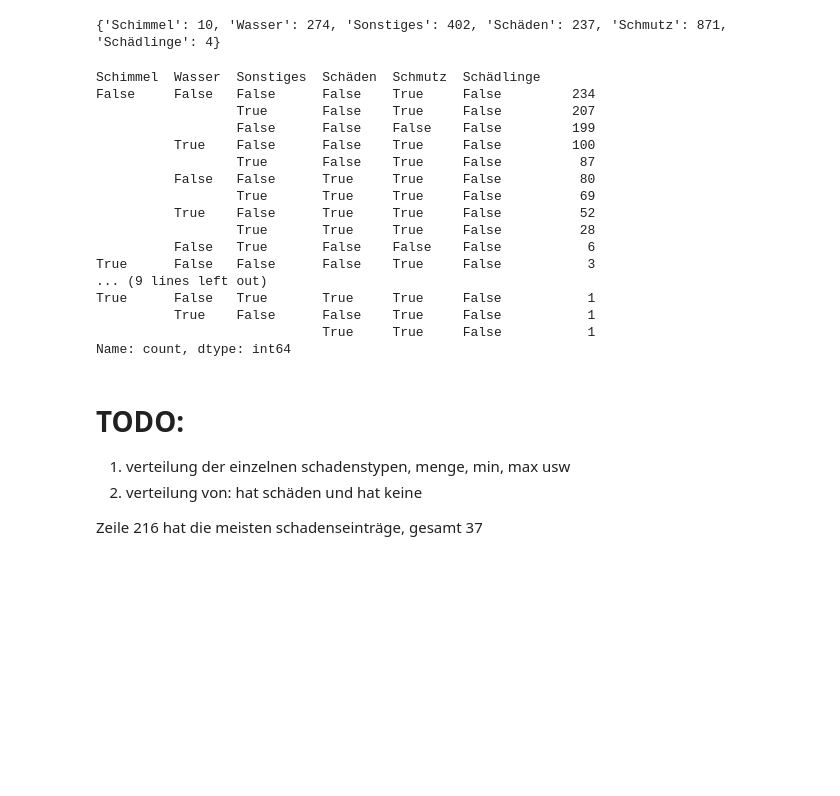
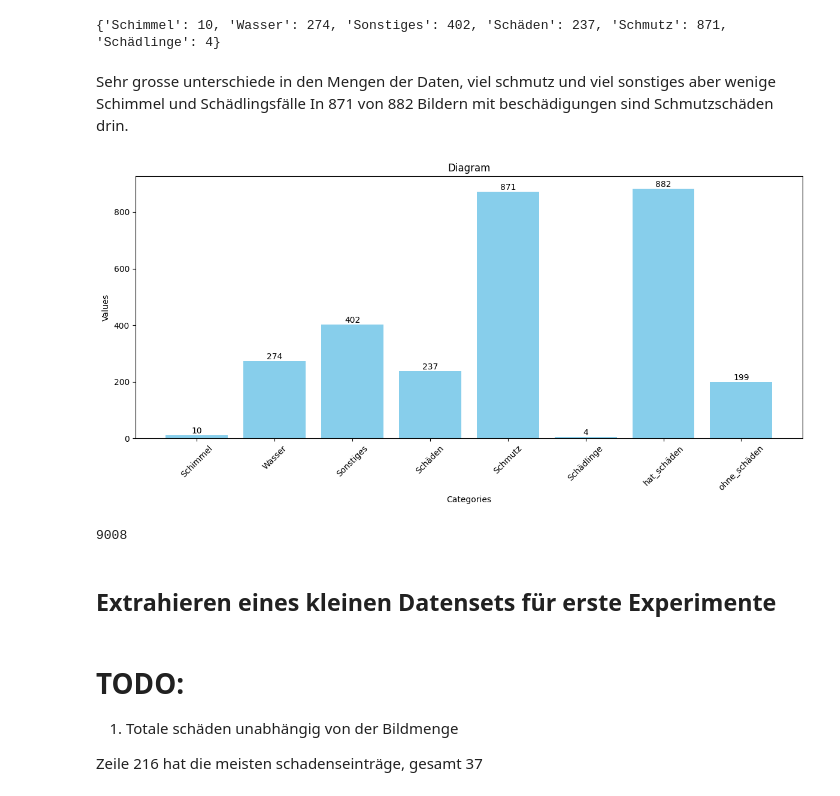
Before and after one commit to LordSennar/damaged-books-detection-ml, a Jupyter notebook: dataQualityAssessment/dqa.ipynb, the cells around one changed output. Drawn from its saved outputs; the diff is of its cells as text; code cells hidden in the pictures; blank space fills up the shorter version.

Commit message:
grafik und erstes Fazit zum dqa

```diff
--- a/dataQualityAssessment/dqa.ipynb
+++ b/dataQualityAssessment/dqa.ipynb
@@ -78,0 +73,3 @@ Name: count, dtype: int64
+# %%
+hat_schäden = data_preprocessed["hat_schäden"].value_counts()
+print(dict(hat_schäden))
@@ -85,30 +84,43 @@ for x in total:
 print(truthlist)
 # %% [output]
 {'Schimmel': 10, 'Wasser': 274, 'Sonstiges': 402, 'Schäden': 237, 'Schmutz': 871, 'Schädlinge': 4}
-# %%
-data_preprocessed[total].value_counts()
-# %% [output]
-Schimmel  Wasser  Sonstiges  Schäden  Schmutz  Schädlinge
-False     False   False      False    True     False         234
-                  True       False    True     False         207
-                  False      False    False    False         199
-          True    False      False    True     False         100
-                  True       False    True     False          87
-          False   False      True     True     False          80
-                  True       True     True     False          69
-          True    False      True     True     False          52
-                  True       True     True     False          28
-          False   True       False    False    False           6
-True      False   False      False    True     False           3
-... (9 lines left out)
-True      False   True       True     True     False           1
-          True    False      False    True     False           1
-                             True     True     False           1
-Name: count, dtype: int64
+# %% [markdown]
+Sehr grosse unterschiede in den Mengen der Daten, viel schmutz und viel sonstiges aber wenige Schimmel und Schädlingsfälle
+In 871 von 882 Bildern mit beschädigungen sind Schmutzschäden drin.
+# %%
+truthlist.update({"hat_schäden":hat_schäden[True], "ohne_schäden": hat_schäden[False]})
+
+# Plot of the values
+
+labels = list(truthlist.keys())
+values = list(truthlist.values())
+
+
+plt.figure(figsize=(12, 6))
+bars = plt.bar(labels, values, color='skyblue')
+plt.xlabel('Categories')
+plt.ylabel('Values')
+plt.title('Diagram')
+plt.xticks(rotation=45)
+# Add value on top of bars
+for bar in bars:
+    yval = bar.get_height()
+    plt.text(bar.get_x() + bar.get_width()/2.0, yval, int(yval), va='bottom', ha="center")
+plt.tight_layout()
+plt.show()
+# %% [output]
+[figure, added]
+# %%
+# took the label value from: Kategorie weiter aufteilen
+# Displays the total amount of as damaged instances
+label.notnull().sum().sum()
+# %% [output]
+9008
+# %% [markdown]
+## Extrahieren eines kleinen Datensets für erste Experimente
 # %% [markdown]
 # TODO:
-1. verteilung der einzelnen schadenstypen, menge, min, max usw
-3. verteilung von: hat schäden und hat keine
+1. Totale schäden unabhängig von der Bildmenge
 
 
 Zeile 216 hat die meisten schadenseinträge, gesamt 37
```
Also changed, not shown: parts of 4 cells of this notebook.
